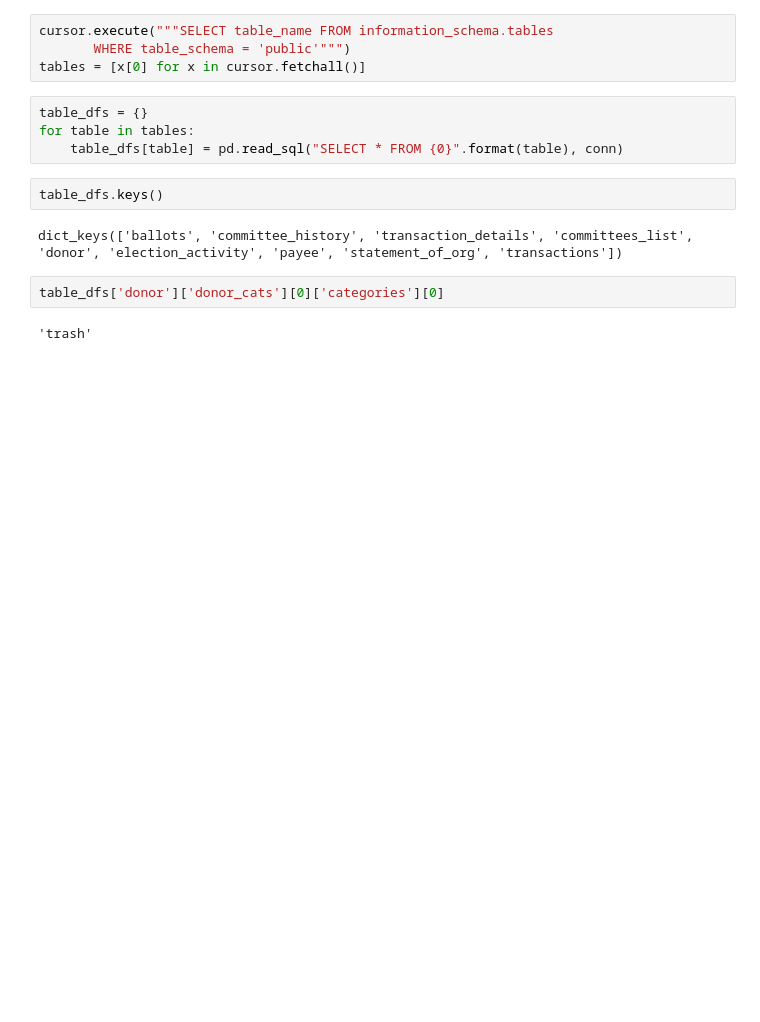
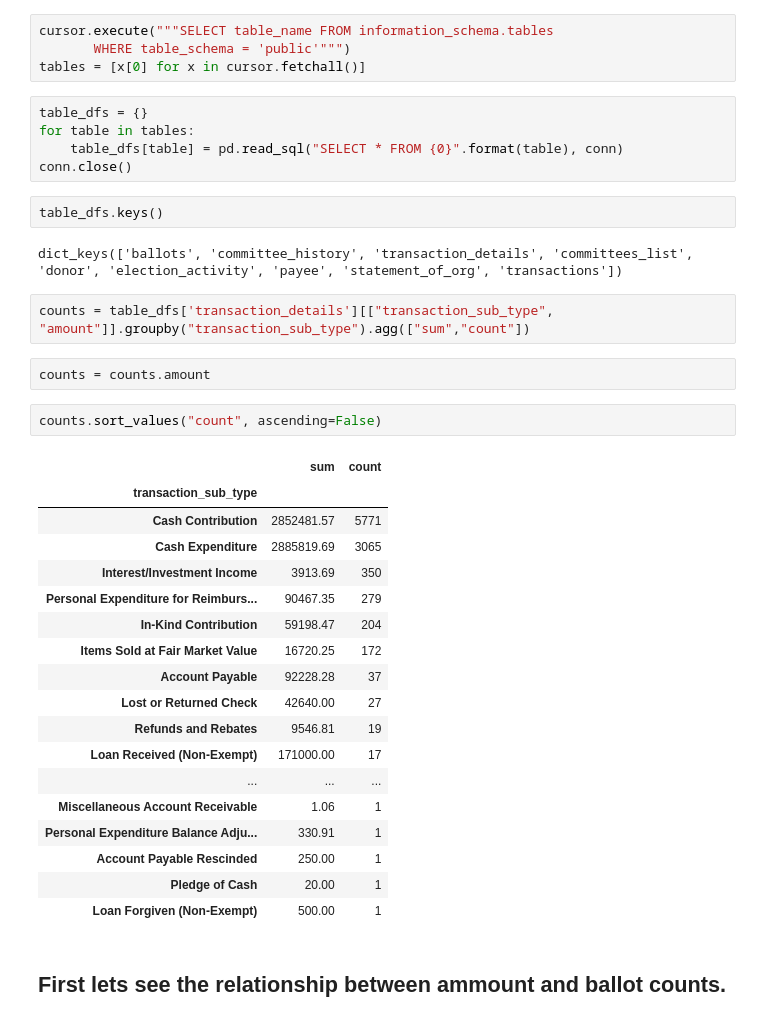
Before and after one commit to hackoregon/elections-2018, a Jupyter notebook: notebooks/DB_Connect_EDA.ipynb, the cells around one changed output. Cells and saved outputs as stored; diff of their text form; blank space fills up the shorter version.

```diff
--- a/notebooks/DB_Connect_EDA.ipynb
+++ b/notebooks/DB_Connect_EDA.ipynb
@@ -21,11 +39,35 @@ tables = [x[0] for x in cursor.fetchall()]
 table_dfs = {}
 for table in tables:
     table_dfs[table] = pd.read_sql("SELECT * FROM {0}".format(table), conn)
+conn.close()
 # %%
 table_dfs.keys()
 # %% [output]
 dict_keys(['ballots', 'committee_history', 'transaction_details', 'committees_list', 'donor', 'election_activity', 'payee', 'statement_of_org', 'transactions'])
-# %%
-table_dfs['donor']['donor_cats'][0]['categories'][0]
-# %% [output]
-'trash'
+# %%
+counts = table_dfs['transaction_details'][["transaction_sub_type", "amount"]].groupby("transaction_sub_type").agg(["sum","count"])
+# %%
+counts = counts.amount
+# %%
+counts.sort_values("count", ascending=False)
+# %% [output]
+|  | sum | count |
+| transaction_sub_type |  |  |
+| Cash Contribution | 2852481.57 | 5771 |
+| Cash Expenditure | 2885819.69 | 3065 |
+| Interest/Investment Income | 3913.69 | 350 |
+| Personal Expenditure for Reimburs... | 90467.35 | 279 |
+| In-Kind Contribution | 59198.47 | 204 |
+| Items Sold at Fair Market Value | 16720.25 | 172 |
+| Account Payable | 92228.28 | 37 |
+| Lost or Returned Check | 42640.00 | 27 |
+| Refunds and Rebates | 9546.81 | 19 |
+| Loan Received (Non-Exempt) | 171000.00 | 17 |
+| ... | ... | ... |
+| Miscellaneous Account Receivable | 1.06 | 1 |
+| Personal Expenditure Balance Adju... | 330.91 | 1 |
+| Account Payable Rescinded | 250.00 | 1 |
+| Pledge of Cash | 20.00 | 1 |
+| Loan Forgiven (Non-Exempt) | 500.00 | 1 |
+# %% [markdown]
+## First lets see the relationship between ammount and ballot counts.
```
Also changed, not shown: parts of 21 cells of this notebook.
